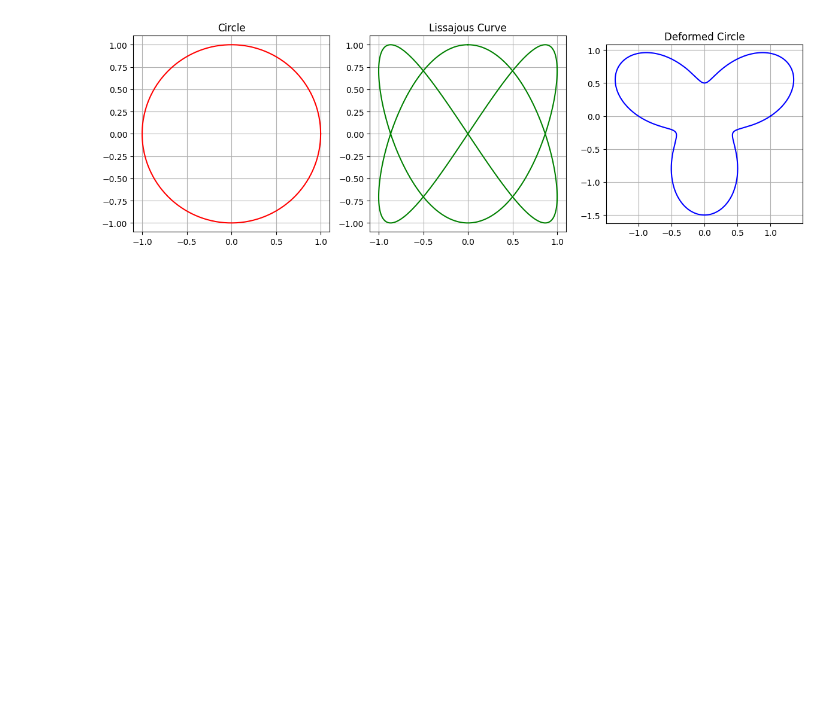
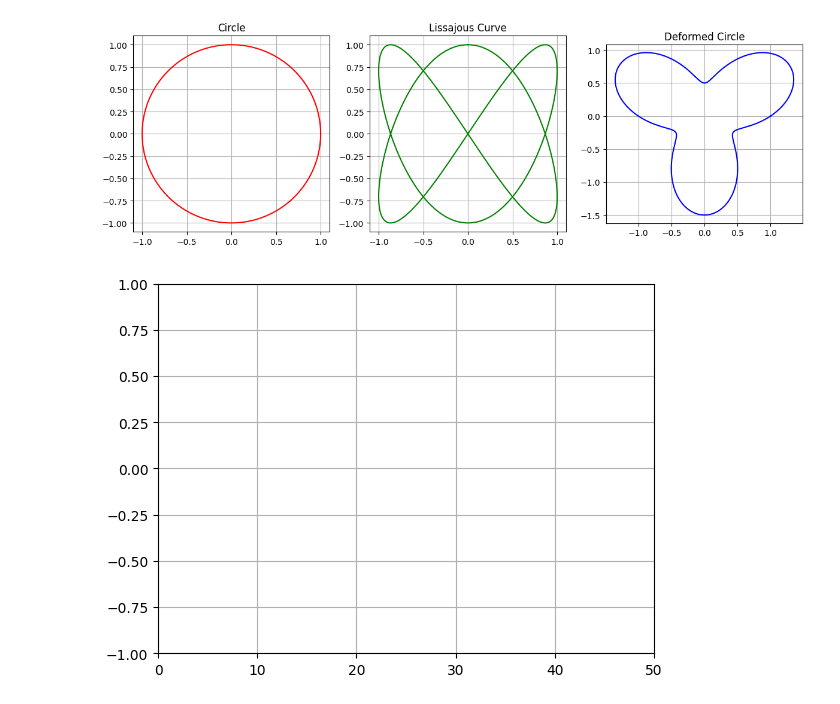
Before and after one commit to camol23/MultiAgent_application, a Jupyter notebook: Guidance_controller/0_single_agent_v1/miniTest/snip_code.ipynb, the cells around one changed output. Cells and saved outputs as stored; diff of their text form; code cells hidden in the pictures; blank space fills up the shorter version.

```diff
--- a/Guidance_controller/0_single_agent_v1/miniTest/snip_code.ipynb
+++ b/Guidance_controller/0_single_agent_v1/miniTest/snip_code.ipynb
@@ -143,3 +143,81 @@ plt.tight_layout()
 plt.show()
 # %% [output]
 [figure]
+# %%
+import matplotlib.pyplot as plt
+from matplotlib.animation import FuncAnimation
+import numpy as np
+
+class RealtimePlot:
+    def __init__(self, max_points=100):
+        # Create figure and axis
+        self.fig, self.ax = plt.subplots()
+        self.max_points = max_points
+
+        # Initialize empty lists for data
+        self.x_data = []
+        self.y_data = []
+
+        # Create initial empty line
+        self.line, = self.ax.plot([], [], 'b-')
+
+        # Set up the plot
+        self.ax.set_xlim(0, max_points)
+        self.ax.set_ylim(-1, 1)  # Adjust as needed
+        self.ax.grid(True)
+
+        # Create animation
+        self.animation = FuncAnimation(
+            self.fig,
+            self.update,
+            interval=100,  # Update every 100ms
+            blit=True
+        )
+
+        # Show the plot without blocking
+        plt.show(block=False)
+        plt.pause(0.1)  # Small pause to let the window open
+
+    def update(self, frame):
+        # Update line data
+        self.line.set_data(range(len(self.y_data)), self.y_data)
+        return self.line,
+
+    def add_point(self, value):
+        # Add new data point
+        self.y_data.append(value)
+
+        # Remove old points if we exceed max_points
+        if len(self.y_data) > self.max_points:
+            self.y_data.pop(0)
+
+        # Update y-axis limits if needed
+        if self.y_data:
+            ymin, ymax = min(self.y_data), max(self.y_data)
+            margin = (ymax - ymin) * 0.1  # 10% margin
+            self.ax.set_ylim(ymin - margin, ymax + margin)
+
+        # Redraw the plot
+        self.fig.canvas.draw_idle()
+        self.fig.canvas.flush_events()
+
+# Example usage
+if __name__ == "__main__":
+    # Create the real-time plot
+    plotter = RealtimePlot(max_points=50)
+
+    # Simulate data generation and plotting
+    for i in range(100):
+        # Generate some sample data (replace with your data source)
+        value = np.sin(i * 0.1) + np.random.normal(0, 0.1)
+
+        # Add the new point to the plot
+        plotter.add_point(value)
+
+        # Simulate some processing time
+        plt.pause(0.1)  # Small pause to make the animation visible
+
+        # Your other code can go here
+        #print(f"Processing iteration {i}")
+# %% [output]
+[figure, added]
```
Also changed, not shown: parts of 3 cells of this notebook, 6 other files.
